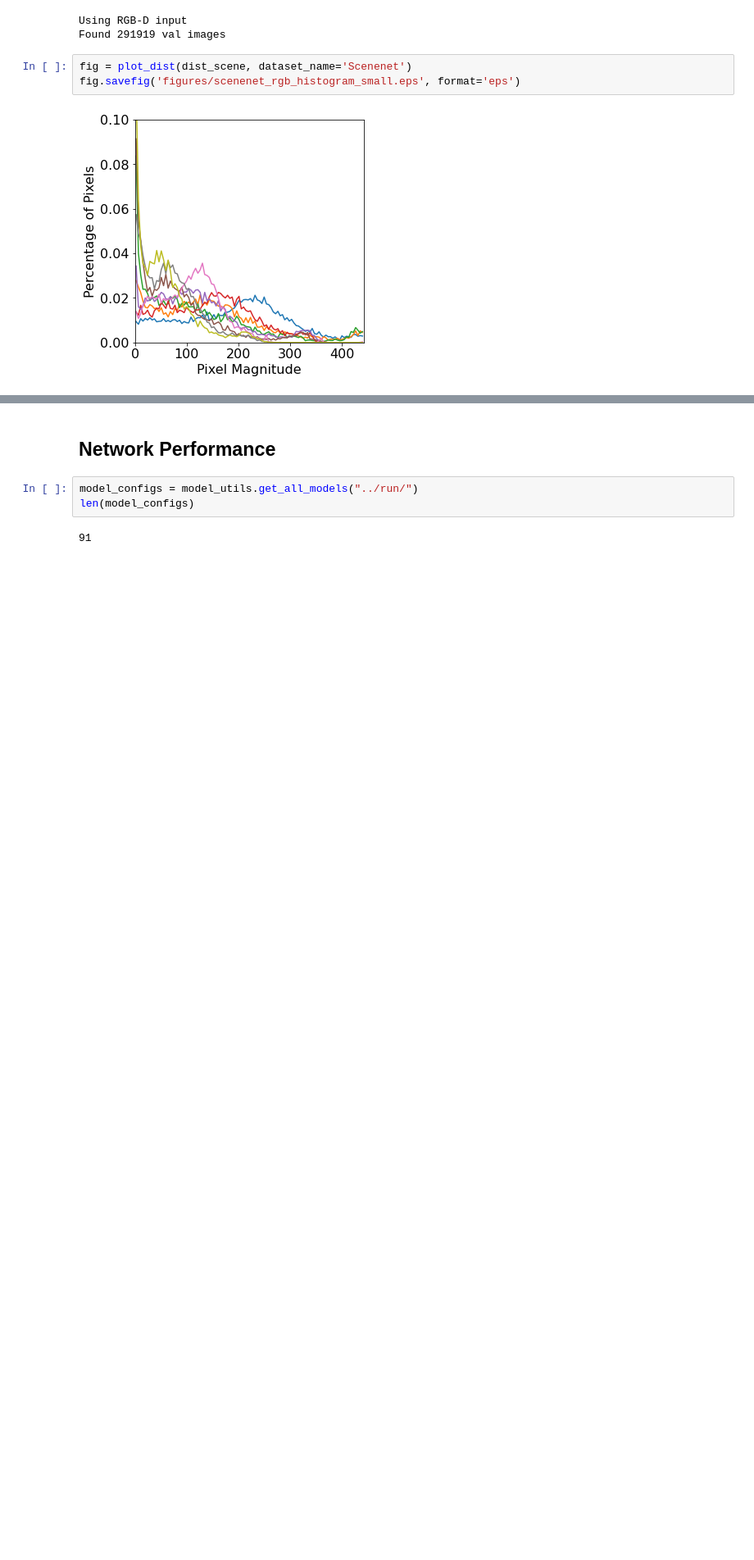
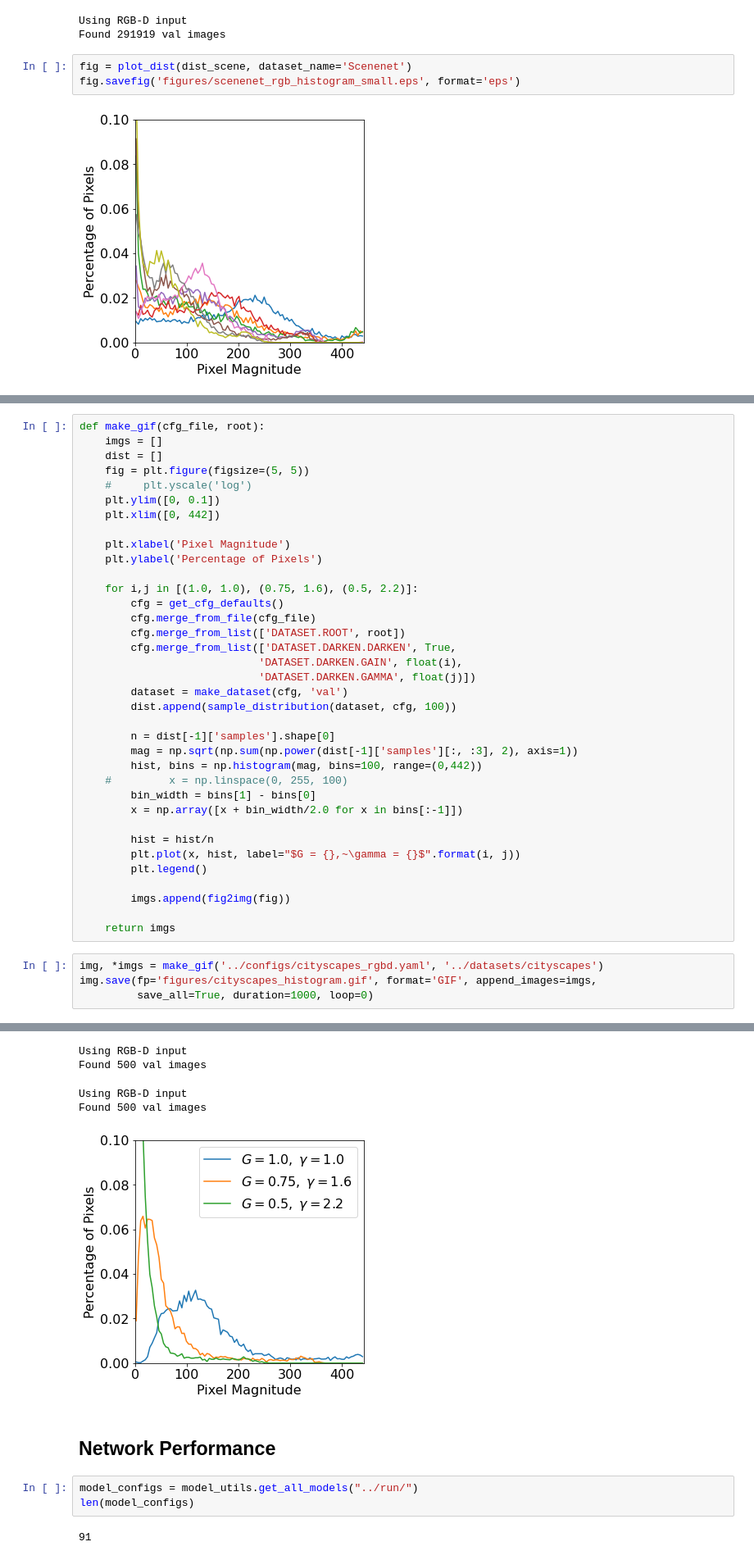
Before and after one commit to crmauceri/pytorch-deeplab-xception, a Jupyter notebook: visualization_scripts/Test_Degree_of_Darkness.ipynb, the cells around one changed output, grey strips where cells are left out. Shown at 82% size. Cells and saved outputs as stored; diff of their text form; blank space fills up the shorter version.

Commit message:
Histogram gif

```diff
--- a/visualization_scripts/Test_Degree_of_Darkness.ipynb
+++ b/visualization_scripts/Test_Degree_of_Darkness.ipynb
@@ -271,0 +314,41 @@ fig.savefig('figures/scenenet_rgb_histogram_small.eps', format='eps')
+# %%
+def make_gif(cfg_file, root):
+    imgs = []
+    dist = []
+    fig = plt.figure(figsize=(5, 5))
+    #     plt.yscale('log')
+    plt.ylim([0, 0.1])
+    plt.xlim([0, 442])
+
+    plt.xlabel('Pixel Magnitude')
+    plt.ylabel('Percentage of Pixels')
+
+    for i,j in [(1.0, 1.0), (0.75, 1.6), (0.5, 2.2)]:
+        cfg = get_cfg_defaults()
+        cfg.merge_from_file(cfg_file)
+        cfg.merge_from_list(['DATASET.ROOT', root])
+        cfg.merge_from_list(['DATASET.DARKEN.DARKEN', True,
+                            'DATASET.DARKEN.GAIN', float(i),
+                            'DATASET.DARKEN.GAMMA', float(j)])
+        dataset = make_dataset(cfg, 'val')
+        dist.append(sample_distribution(dataset, cfg, 100))
+
+        n = dist[-1]['samples'].shape[0]
+        mag = np.sqrt(np.sum(np.power(dist[-1]['samples'][:, :3], 2), axis=1))
+        hist, bins = np.histogram(mag, bins=100, range=(0,442))
+    #         x = np.linspace(0, 255, 100)
+        bin_width = bins[1] - bins[0]
+        x = np.array([x + bin_width/2.0 for x in bins[:-1]])
+
+        hist = hist/n
+        plt.plot(x, hist, label="$G = {},~\gamma = {}$".format(i, j))
+        plt.legend()
+
+        imgs.append(fig2img(fig))
+
+    return imgs
+# %%
+img, *imgs = make_gif('../configs/cityscapes_rgbd.yaml', '../datasets/cityscapes')
+img.save(fp='figures/cityscapes_histogram.gif', format='GIF', append_images=imgs,
+         save_all=True, duration=1000, loop=0)
+# %% [output]
@@ -272,3 +357,8 @@ fig.savefig('figures/scenenet_rgb_histogram_small.eps', format='eps')
+Using RGB-D input
+Found 500 val images
+Using RGB-D input
+Found 500 val images
+[figure, added]
 # %% [markdown]
 ## Network Performance
 # %%
```
Also changed, not shown: parts of 7 cells of this notebook, 3 other files.
